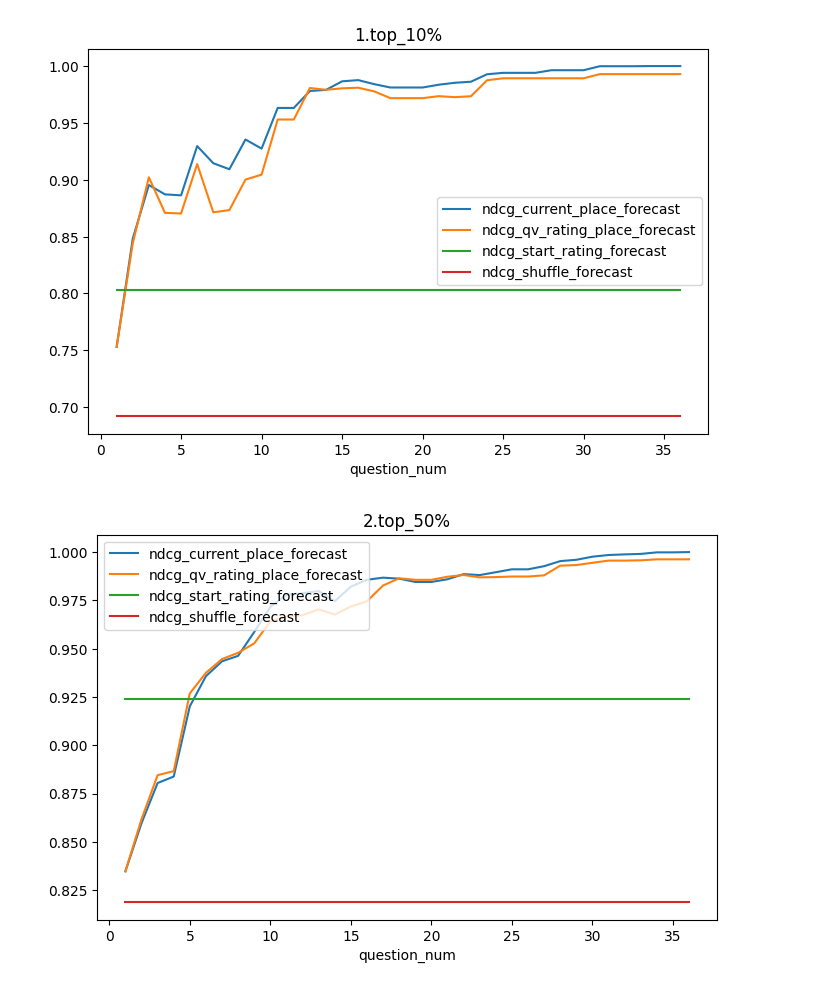
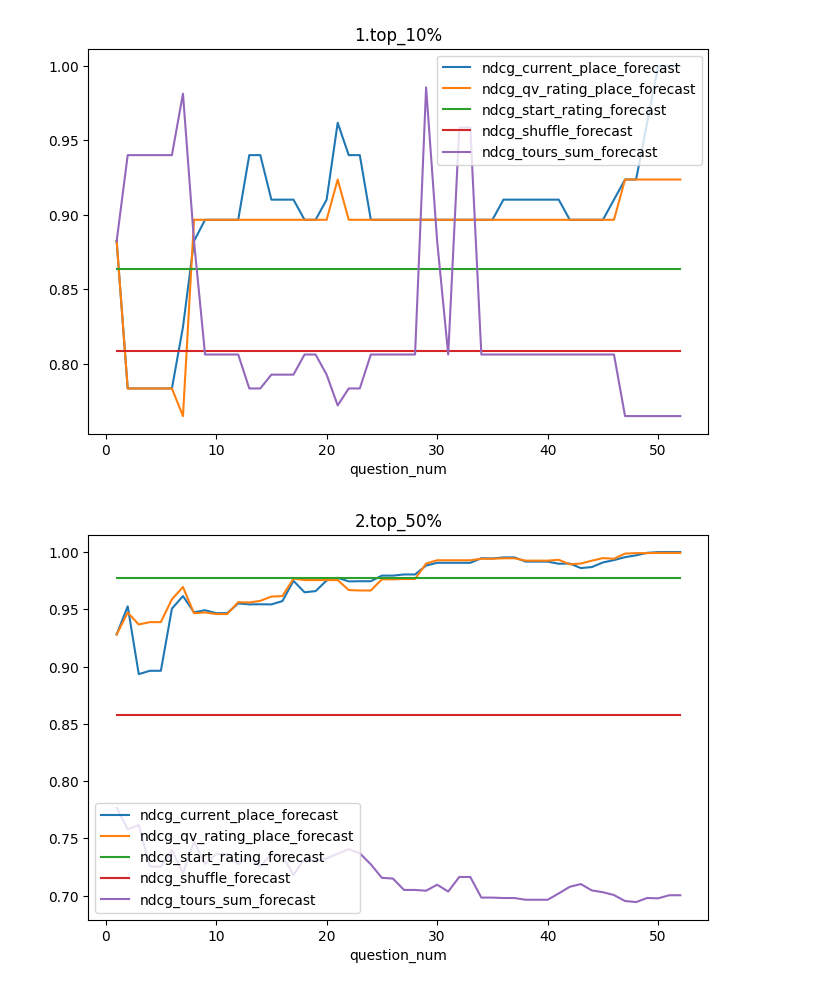
Before and after one commit to rosolimo212/chgk_results, a Jupyter notebook: per.ipynb, the cells around one changed output. Saved outputs shown, nothing was run; the diff lists cells and outputs as text; code cells hidden in the pictures.

Commit message:
1 tourn

```diff
--- a/per.ipynb
+++ b/per.ipynb
@@ -36,7 +36,9 @@ k_opt = 200
 # гостинный двор-2024, калуга
 # tourn_id = 10707
 # Островок Бесконечности: октябрь
-tourn_id = 10396
+# tourn_id = 10396
+start_date = '2024-12-01'
+finish_date = '2024-12-02'
 # %%
 def make_metrics(df, segment_col, target_col, pred_col, k=5, is_size=True, suffix='', param_value='', param_col='', tourn_id=0):
     """
@@ -169,3 +216,8 @@ def get_data(tourn_id):
     work_df = work_df.sort_values(by=['tourn_id', 'predictedPosition', 'segment', 'team_id', 'question_num'])
 
     return tourn_df, question_df, players_df, work_df
+# %%
+# проверяем работу функций
+# список турниров за определённую дату, первая страница пагинации
+tourn_lst_df = cha.get_tourn_list(start_date, finish_date, 1)
+tourn_lst_df.sample(3)
@@ -172,7 +230,8 @@ def get_data(tourn_id):
 # %%
-# проверяем работу функций
 # собранный датассет по одному турниру
+tourn_id = tourn_lst_df['tourn_id'].values[0]
 tourn_df, question_df, players_df, work_df = get_data(tourn_id)
+work_df = work_df.merge(tourn_lst_df, on='tourn_id')
 work_df.sample(3)
 # %% [output]
 200
@@ -302,7 +385,6 @@ res_df = questions.merge(start_df_forec, 'left', on='tourn_id')
 places= list(range(1, len(teams_smpl)+1))
 random.shuffle(places)
 teams_smpl['random'] = places
-# shuffle_forecast = make_metrics(teams_smpl, 'segment', 'position', 'random')
 shuffle_forecast = make_metrics(
                 teams_smpl,
                 segment_col='segment',
@@ -318,9 +400,11 @@ res_df = res_df.merge(shuffle_forecast, 'left', on=['segment'], suffixes=('', '_
 
 qv_forecast_metric_df = pd.DataFrame()
 rating_forecast_metric_df = pd.DataFrame()
+tours_sum_forecast_metric_df = pd.DataFrame()
 for i in range(1, num_of_questions+1):
     qv_forecast_df = get_current_taken_forecast(work_df, i, 'segment')
     rating_forecast_df = get_current_qv_rating_forecast(work_df, i, 'segment')
+    tours_sum_forecast_df = get_tours_res_forecast(work_df, i, 'segment')
 
     qv_forecast_metric_df_b = make_metrics(
                     qv_forecast_df,
@@ -333,7 +417,7 @@ for i in range(1, num_of_questions+1):
                     param_value=i,
                     param_col='question_num',
                     tourn_id=tourn_id)
-#     rating_forecast_metric_df_b = make_metrics(rating_forecast_df, 'segment', 'target', 'rating_place')
+
     rating_forecast_metric_df_b = make_metrics(
                     rating_forecast_df,
                     segment_col='segment',
@@ -346,11 +430,25 @@ for i in range(1, num_of_questions+1):
                     param_col='question_num',
                     tourn_id=tourn_id)
 
+    tours_sum_forecast_metric_df_b = make_metrics(
+                    tours_sum_forecast_df,
+                    segment_col='segment',
+                    target_col='target',
+                    pred_col='tour_forecast',
+                    is_size=False,
+                    k=k_opt,
+                    suffix='_tours_sum_forecast',
+                    param_value=i,
+                    param_col='question_num',
+                    tourn_id=tourn_id)
+
     qv_forecast_metric_df = pd.concat([qv_forecast_metric_df, qv_forecast_metric_df_b])
     rating_forecast_metric_df = pd.concat([rating_forecast_metric_df, rating_forecast_metric_df_b])
+    tours_sum_forecast_metric_df = pd.concat([tours_sum_forecast_metric_df, tours_sum_forecast_metric_df_b])
 
 res_df = res_df.merge(qv_forecast_metric_df, 'left', on=['tourn_id', 'segment', 'question_num'])
 res_df = res_df.merge(rating_forecast_metric_df, 'left', on=['tourn_id', 'segment', 'question_num'])
+res_df = res_df.merge(tours_sum_forecast_metric_df, 'left', on=['tourn_id', 'segment', 'question_num'])
 # %%
 len(res_df)
 # %% [output]
@@ -365,11 +463,12 @@ res_df.sample(3)
 # %%
 for segment in res_df['segment'].unique():
     res_df[res_df['segment'] == segment].set_index('question_num')[[
                                                                     'ndcg_current_place_forecast',
                                                                     'ndcg_qv_rating_place_forecast',
                                                                     'ndcg_start_rating_forecast',
                                                                     'ndcg_shuffle_forecast',
+                                                                    'ndcg_tours_sum_forecast'
                                                                     ]].plot(title=segment)
 # %% [output]
-[figure, old version]
+[figure, new version]
-[figure, old version]
+[figure, new version]
```
Also changed, not shown: parts of 31 cells of this notebook, 1 other file.
